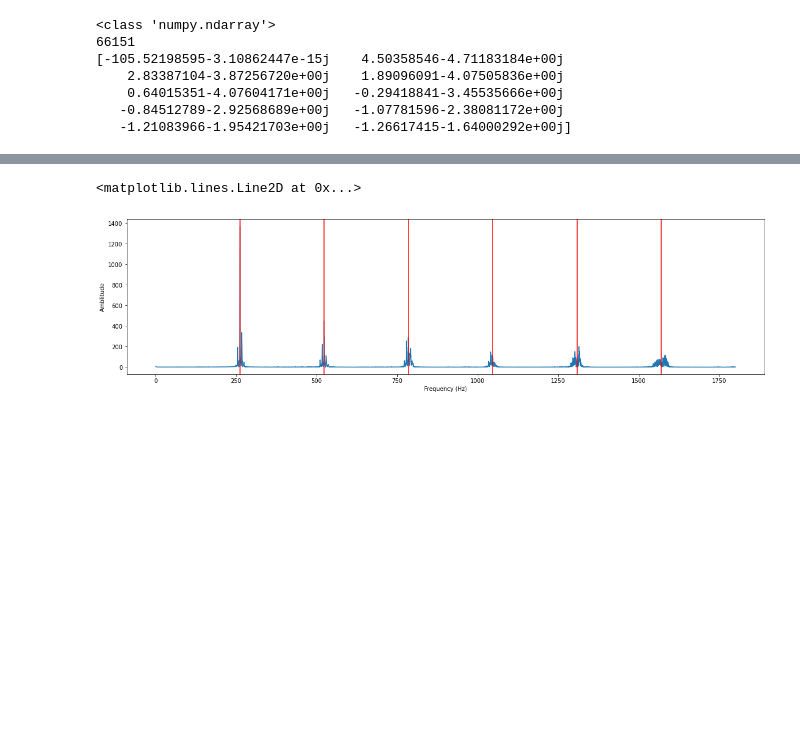
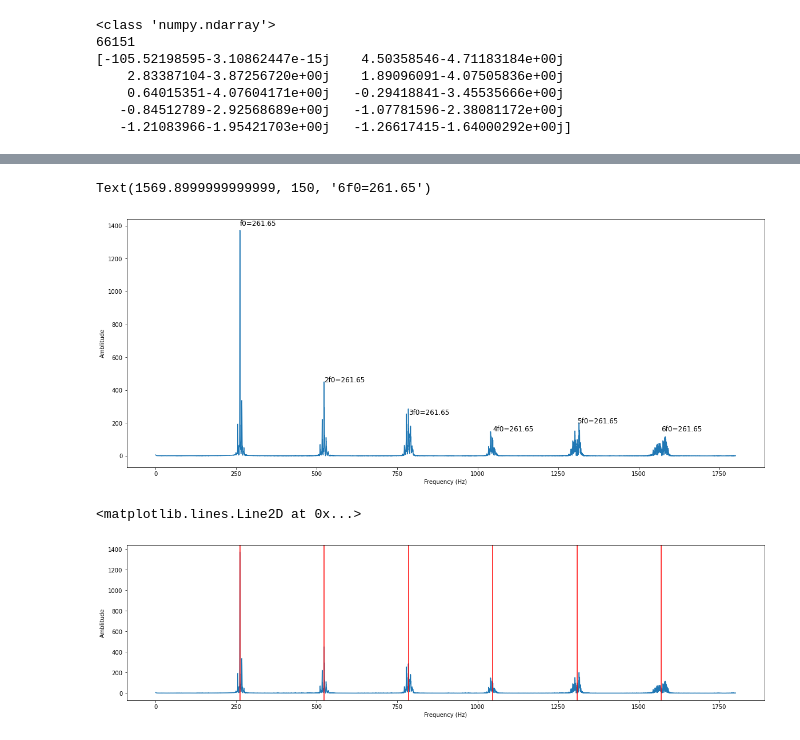
Before and after one commit to Rathees-Koneswarann/matplotlib-signal-analisis, a Jupyter notebook: violin-sound-process.ipynb, the cells around one changed output, grey strips where cells are left out. Drawn from its saved outputs; the diff is of its cells as text; code cells hidden in the pictures; blank space fills up the shorter version.

```diff
--- a/violin-sound-process.ipynb
+++ b/violin-sound-process.ipynb
@@ -77,3 +82,18 @@ Text(0, 0.5, 'Amblitude')
+# %%
+fig, ax = plt.subplots(figsize=(20,8))
+condition = (fr >0) & (fr < 1800)
+plt.plot(fr[condition],np.abs(c[condition]))
+plt.xlabel('Frequency (Hz)')
+plt.ylabel('Amblitude')
+ax.text(261.65, 1400, 'f0=261.65', size=12)
+ax.text(261.65*2, 450, '2f0=261.65', size=12)
+ax.text(261.65*3, 250, '3f0=261.65', size=12)
+ax.text(261.65*4, 150, '4f0=261.65', size=12)
+ax.text(261.65*5, 200, '5f0=261.65', size=12)
+ax.text(261.65*6, 150, '6f0=261.65', size=12)
+# %% [output]
+Text(1569.8999999999999, 150, '6f0=261.65')
+[figure, added]
 # %%
 plt.figure(figsize=(20,5))
 condition = (fr >0) & (fr < 1800)
```
Also changed, not shown: parts of 12 cells of this notebook.
